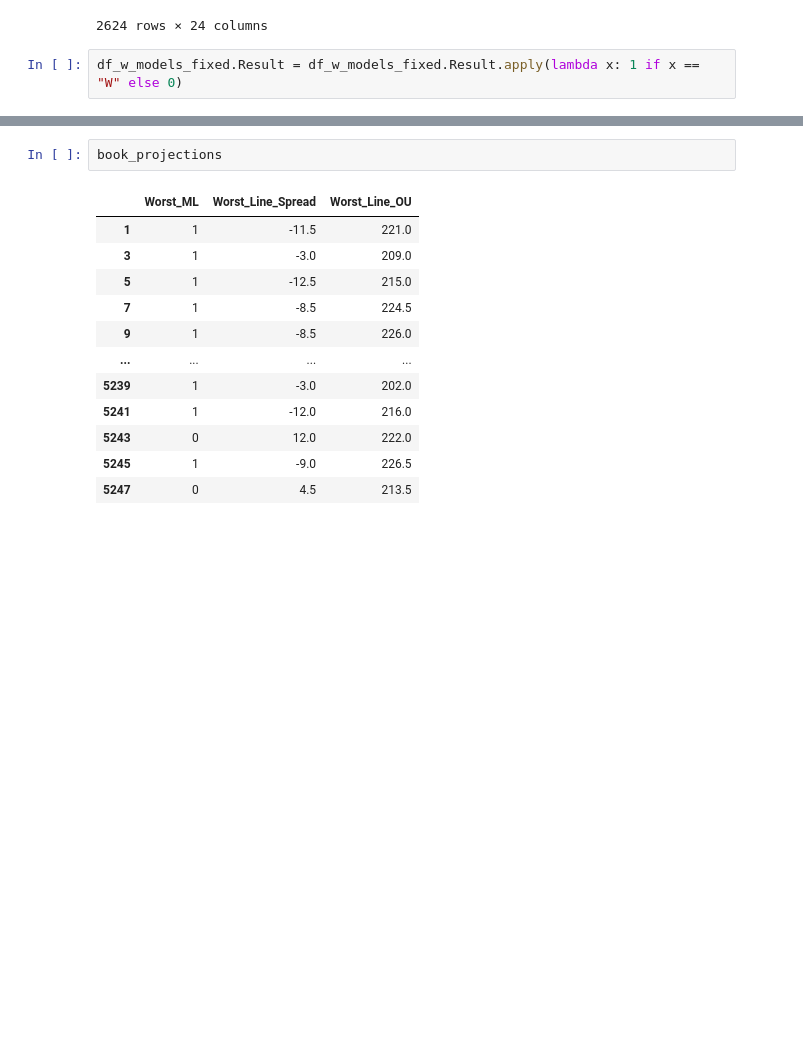
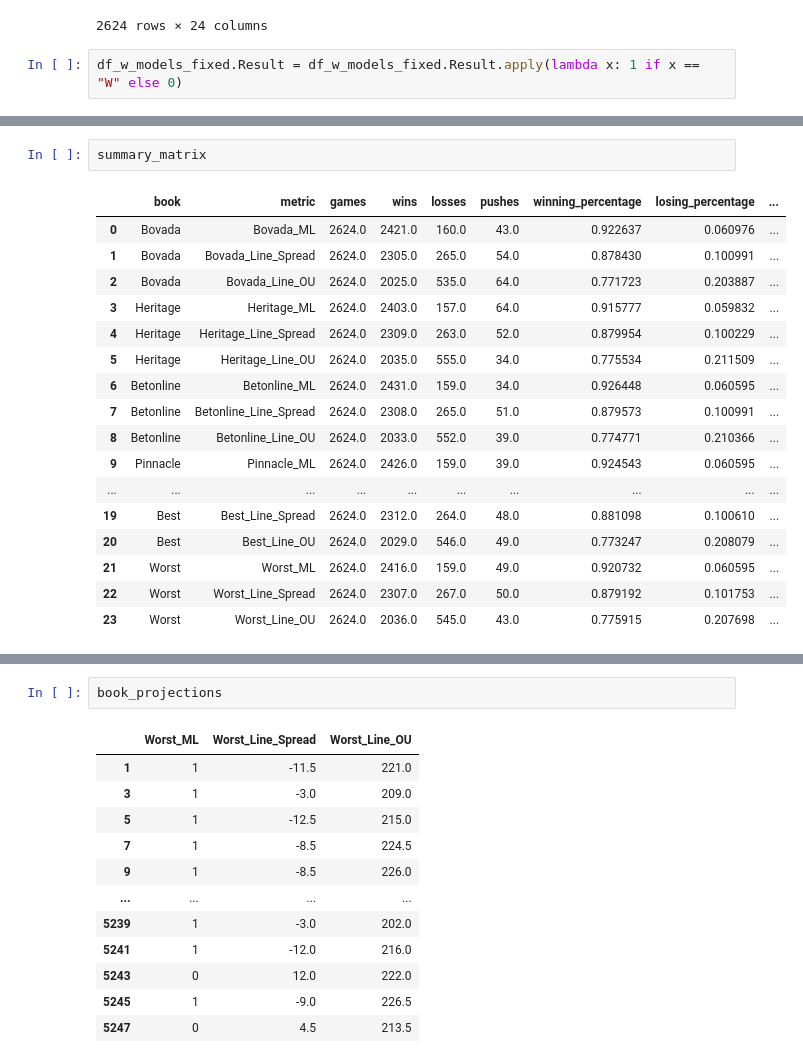
Before and after one commit to kyle-rgb/NBA_Sportsbook_Project, a Jupyter notebook: notebooks/Model_Stage.ipynb, the cells around one changed output, grey strips where cells are left out. Saved outputs shown, nothing was run; the diff lists cells and outputs as text; blank space fills up the shorter version.

```diff
--- a/notebooks/Model_Stage.ipynb
+++ b/notebooks/Model_Stage.ipynb
@@ -933,3 +956,23 @@ A value is trying to be set on a copy of a slice from a DataFrame.
 Try using .loc[row_indexer,col_indexer] = value instead
 
 See the caveats in the documentation: https://pandas.pydata.org/pandas-docs/stable/user_guide/indexing.html#returning-a-view-versus-a-copy
+# %%
+summary_matrix
+# %% [output]
+|  | book | metric | games | wins | losses | pushes | winning_percentage | losing_percentage | ... |
+| 0 | Bovada | Bovada_ML | 2624.0 | 2421.0 | 160.0 | 43.0 | 0.922637 | 0.060976 | ... |
+| 1 | Bovada | Bovada_Line_Spread | 2624.0 | 2305.0 | 265.0 | 54.0 | 0.878430 | 0.100991 | ... |
+| 2 | Bovada | Bovada_Line_OU | 2624.0 | 2025.0 | 535.0 | 64.0 | 0.771723 | 0.203887 | ... |
+| 3 | Heritage | Heritage_ML | 2624.0 | 2403.0 | 157.0 | 64.0 | 0.915777 | 0.059832 | ... |
+| 4 | Heritage | Heritage_Line_Spread | 2624.0 | 2309.0 | 263.0 | 52.0 | 0.879954 | 0.100229 | ... |
+| 5 | Heritage | Heritage_Line_OU | 2624.0 | 2035.0 | 555.0 | 34.0 | 0.775534 | 0.211509 | ... |
+| 6 | Betonline | Betonline_ML | 2624.0 | 2431.0 | 159.0 | 34.0 | 0.926448 | 0.060595 | ... |
+| 7 | Betonline | Betonline_Line_Spread | 2624.0 | 2308.0 | 265.0 | 51.0 | 0.879573 | 0.100991 | ... |
+| 8 | Betonline | Betonline_Line_OU | 2624.0 | 2033.0 | 552.0 | 39.0 | 0.774771 | 0.210366 | ... |
+| 9 | Pinnacle | Pinnacle_ML | 2624.0 | 2426.0 | 159.0 | 39.0 | 0.924543 | 0.060595 | ... |
+| ... | ... | ... | ... | ... | ... | ... | ... | ... | ... |
+| 19 | Best | Best_Line_Spread | 2624.0 | 2312.0 | 264.0 | 48.0 | 0.881098 | 0.100610 | ... |
+| 20 | Best | Best_Line_OU | 2624.0 | 2029.0 | 546.0 | 49.0 | 0.773247 | 0.208079 | ... |
+| 21 | Worst | Worst_ML | 2624.0 | 2416.0 | 159.0 | 49.0 | 0.920732 | 0.060595 | ... |
+| 22 | Worst | Worst_Line_Spread | 2624.0 | 2307.0 | 267.0 | 50.0 | 0.879192 | 0.101753 | ... |
+| 23 | Worst | Worst_Line_OU | 2624.0 | 2036.0 | 545.0 | 43.0 | 0.775915 | 0.207698 | ... |
```
Also changed, not shown: parts of 7 cells of this notebook.
